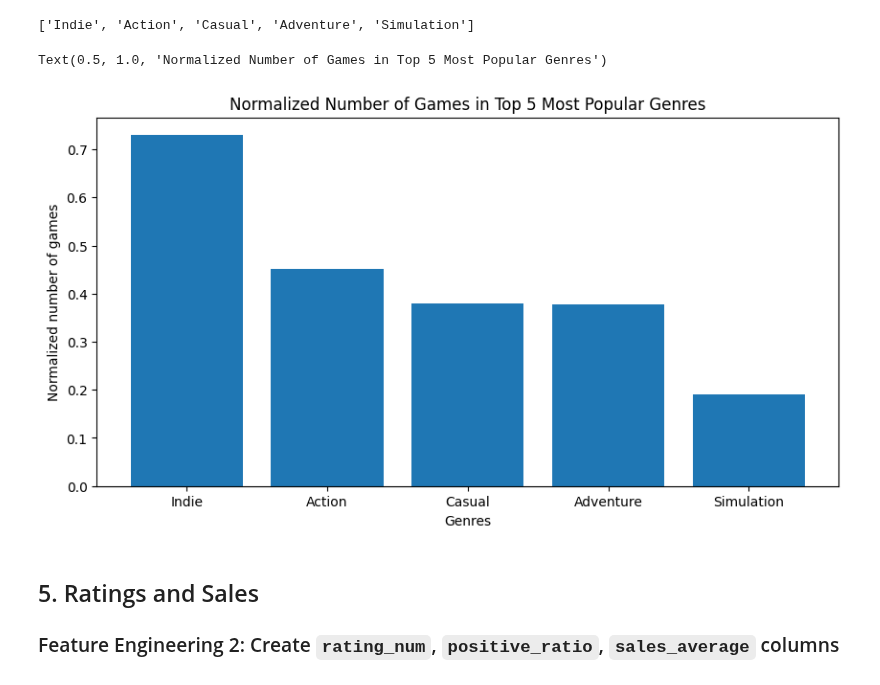
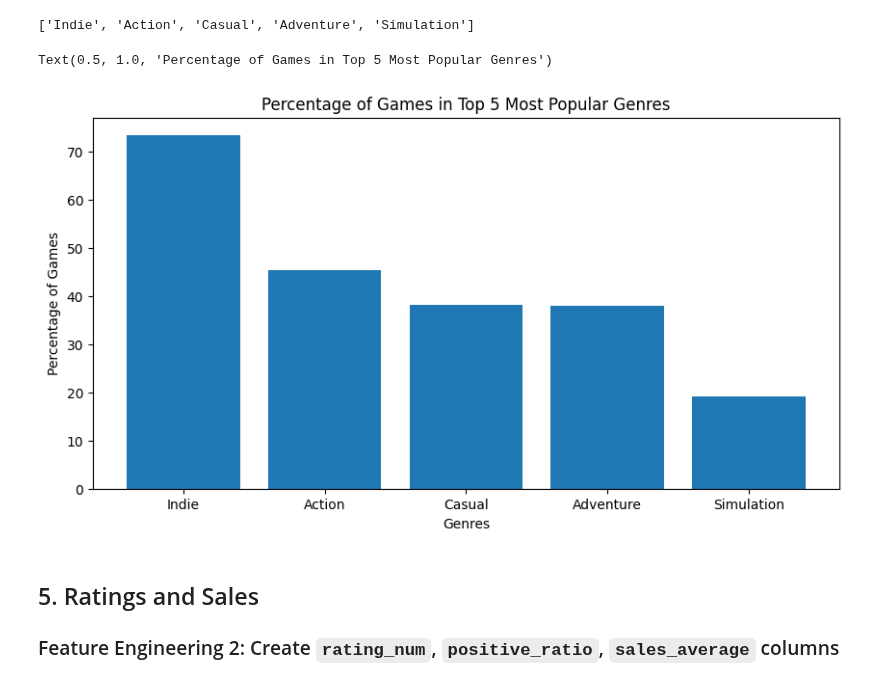
Before and after one commit to SangyunT/steam_game_sales, a Jupyter notebook: index.ipynb, the cells around one changed output. Cells and saved outputs as stored; diff of their text form; code cells hidden in the pictures.

```diff
--- a/index.ipynb
+++ b/index.ipynb
@@ -255,16 +212,17 @@ top_5_genres
 # Sort and normalize the counts
 top_5_genres = sorted(genre_count.items(), key=lambda x: x[1], reverse=True)[:5]
 total_counts = len(games_merged)
-top_5_genre_counts = {item[0]: item[1]/total_counts for item in top_5_genres}
+top_5_genre_counts = {item[0]: item[1]/total_counts*100 for item in top_5_genres}
 # %%
+# Visualize
 fig, ax = plt.subplots(figsize=(10,5))
 ax.bar(top_5_genre_counts.keys(), top_5_genre_counts.values())
 ax.set_xlabel('Genres')
-ax.set_ylabel('Normalized number of games')
-ax.set_title('Normalized Number of Games in Top 5 Most Popular Genres')
+ax.set_ylabel('Percentage of Games')
+ax.set_title('Percentage of Games in Top 5 Most Popular Genres')
 # %% [output]
-Text(0.5, 1.0, 'Normalized Number of Games in Top 5 Most Popular Genres')
+Text(0.5, 1.0, 'Percentage of Games in Top 5 Most Popular Genres')
-[figure, old version]
+[figure, new version]
 # %% [markdown]
 ## 5. Ratings and Sales
 
```
Also changed, not shown: parts of 18 cells of this notebook.
